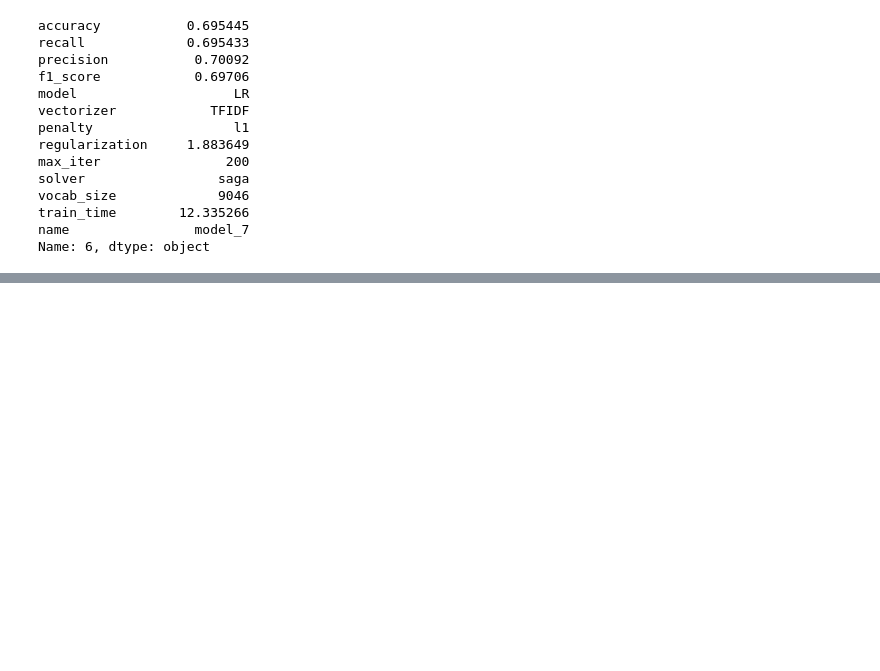
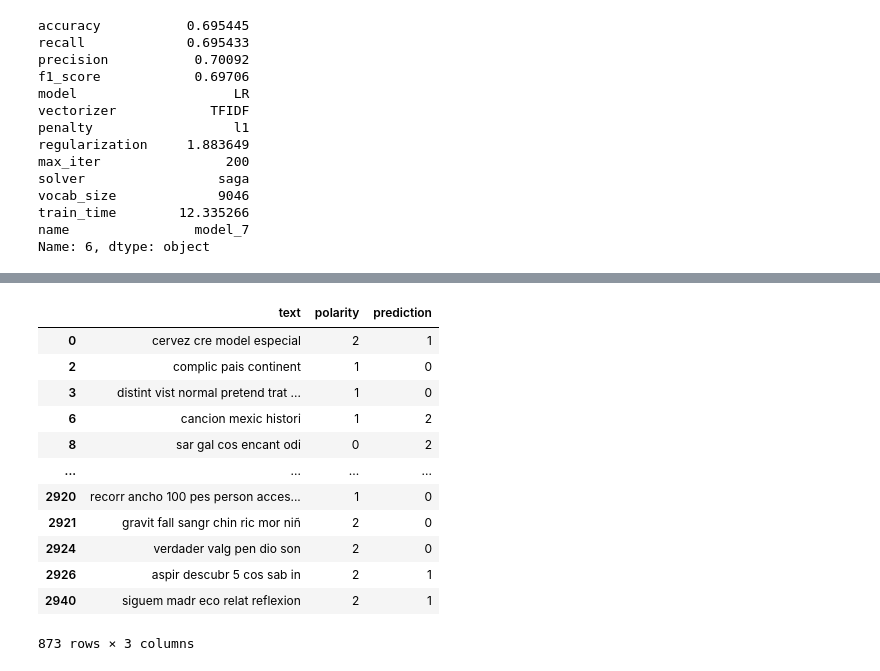
Before and after one commit to diegourielvr/sentiment_analysis, a Jupyter notebook: notebooks/tiktok/04_LR_tiktok.ipynb, the cells around one changed output, grey strips where cells are left out. Saved outputs shown, nothing was run; the diff lists cells and outputs as text; code cells hidden in the pictures; blank space fills up the shorter version.

Commit message:
Ejecución de pruebas de modelos

```diff
--- a/notebooks/tiktok/04_LR_tiktok.ipynb
+++ b/notebooks/tiktok/04_LR_tiktok.ipynb
@@ -164,3 +165,6 @@ Matriz de confusión
  'recall': 0.703255389821576,
  'precision': 0.7092462445974066,
  'f1_score': 0.7051315424485959}
+# %%
+y_pred = pipeline.predict(dataset_test['text'])
+dataset_test['prediction'] = y_pred
@@ -166,0 +184,16 @@ Matriz de confusión
+# %%
+display(dataset_test[dataset_test['polarity'] != dataset_test['prediction']])
+# %% [output]
+|  | text | polarity | prediction |
+| 0 | cervez cre model especial | 2 | 1 |
+| 2 | complic pais continent | 1 | 0 |
+| 3 | distint vist normal pretend trat ... | 1 | 0 |
+| 6 | cancion mexic histori | 1 | 2 |
+| 8 | sar gal cos encant odi | 0 | 2 |
+| ... | ... | ... | ... |
+| 2920 | recorr ancho 100 pes person acces... | 1 | 0 |
+| 2921 | gravit fall sangr chin ric mor niñ | 2 | 0 |
+| 2924 | verdader valg pen dio son | 2 | 0 |
+| 2926 | aspir descubr 5 cos sab in | 2 | 1 |
+| 2940 | siguem madr eco relat reflexion | 2 | 1 |
+873 rows × 3 columns
```
Also changed, not shown: parts of 5 cells of this notebook, 22 other files.
